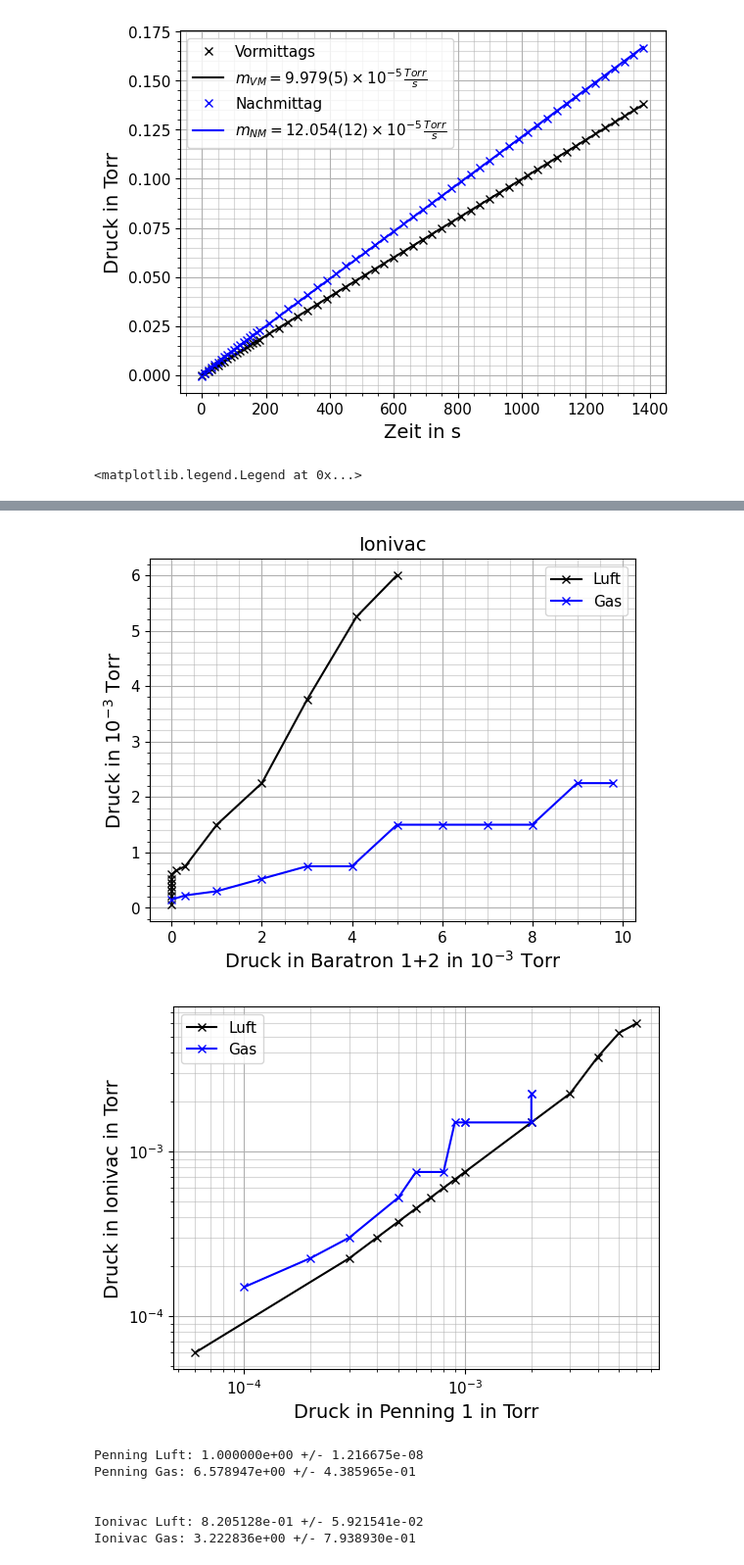
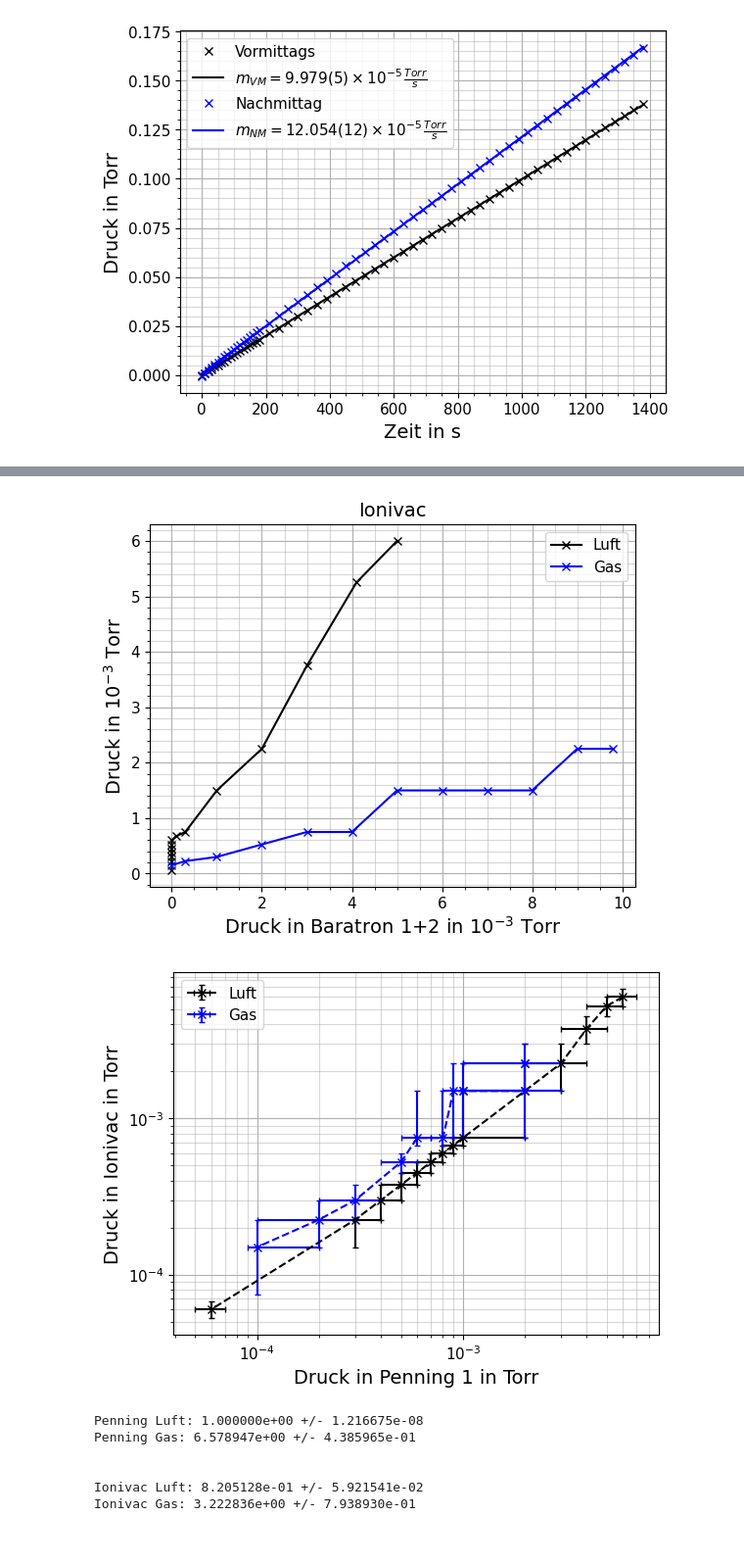
Before and after one commit to NicolasRohrbeck/fprak, a Jupyter notebook: scripts/vakuum.ipynb, the cells around one changed output, grey strips where cells are left out. Shown at 98% size. Cells and saved outputs as stored; diff of their text form; code cells hidden in the pictures.

Commit message:
Fehler Pen und Ionivac

```diff
--- a/scripts/vakuum.ipynb
+++ b/scripts/vakuum.ipynb
@@ -123,37 +123,48 @@ for key in meter.keys():
 
     ax.minorticks_on()
     ax.grid(which='major')
     ax.grid(which='minor', alpha=0.5)
     ax.legend(fontsize=11)
 
     #fig.savefig(f"../Bilder/Vakuum/{key}.pdf")
 
+ionerr = (np.array(
+            [(51-5-8-1)*[np.nan]+5*[1e-3]+8*[1e-4]+[1e-5],
+           (51-6-7-1)*[np.nan]+6*[1e-3]+7*[1e-4]+[1e-5]])*0.75, # Luft
+          np.array(
+          [(42-6-6)*[np.nan]+6*[1e-3]+6*[1e-4],
+           (42-8-4)*[np.nan]+8*[1e-3]+4*[1e-4]])*0.75) # Gas
+
+penerr = ([(51-10-8-1)*[np.nan]+10*[1e-3]+8*[1e-4]+[1e-5],
+           (51-11-7-1)*[np.nan]+11*[1e-3]+7*[1e-4]+[1e-5]],
+          [(42-3-8-1)*[np.nan]+3*[1e-3]+8*[1e-4]+[1e-5],
+           (42-5-7)*[np.nan]+5*[1e-3]+7*[1e-4]])
+
 iopenfig, iopenax = plt.subplots()
-iopenax.plot(meter["Penning 1"][0], meter["Ionivac"][0], "x-k", label="Luft")
-iopenax.plot(meter["Penning 1"][1], meter["Ionivac"][1], "x-b", label="Gas")
+iopenax.errorbar(meter["Penning 1"][0], meter["Ionivac"][0], xerr=penerr[0], yerr=ionerr[0], fmt="x--k", label="Luft", capsize=2)
+iopenax.errorbar(meter["Penning 1"][1], meter["Ionivac"][1], xerr=penerr[1], yerr=ionerr[1], fmt="x--b", label="Gas", capsize=2)
 
 iopenax.loglog()
 
 iopenax.set_xlabel("Druck in Penning 1 in Torr", fontsize=14)
 iopenax.set_ylabel("Druck in Ionivac in Torr", fontsize=14)
 iopenax.tick_params(labelsize=11)
 
 iopenax.minorticks_on()
 iopenax.grid(which='major')
 iopenax.grid(which='minor', alpha=0.5)
 iopenax.legend(fontsize=11)
 
 #iopenfig.savefig(f"../Bilder/Vakuum/Penning_vs_Ionivac.pdf")
 # %% [output]
-<matplotlib.legend.Legend at 0x...>
 [figure]
 [figure]
 [figure]
 [figure]
 [figure]
 [figure]
 [figure]
-[figure, old version]
+[figure, new version]
 # %%
 # Bestimmung des Korrekturfaktors inkl. Fehler
 # p_wahr = p_Anzeige * Faktor
```
